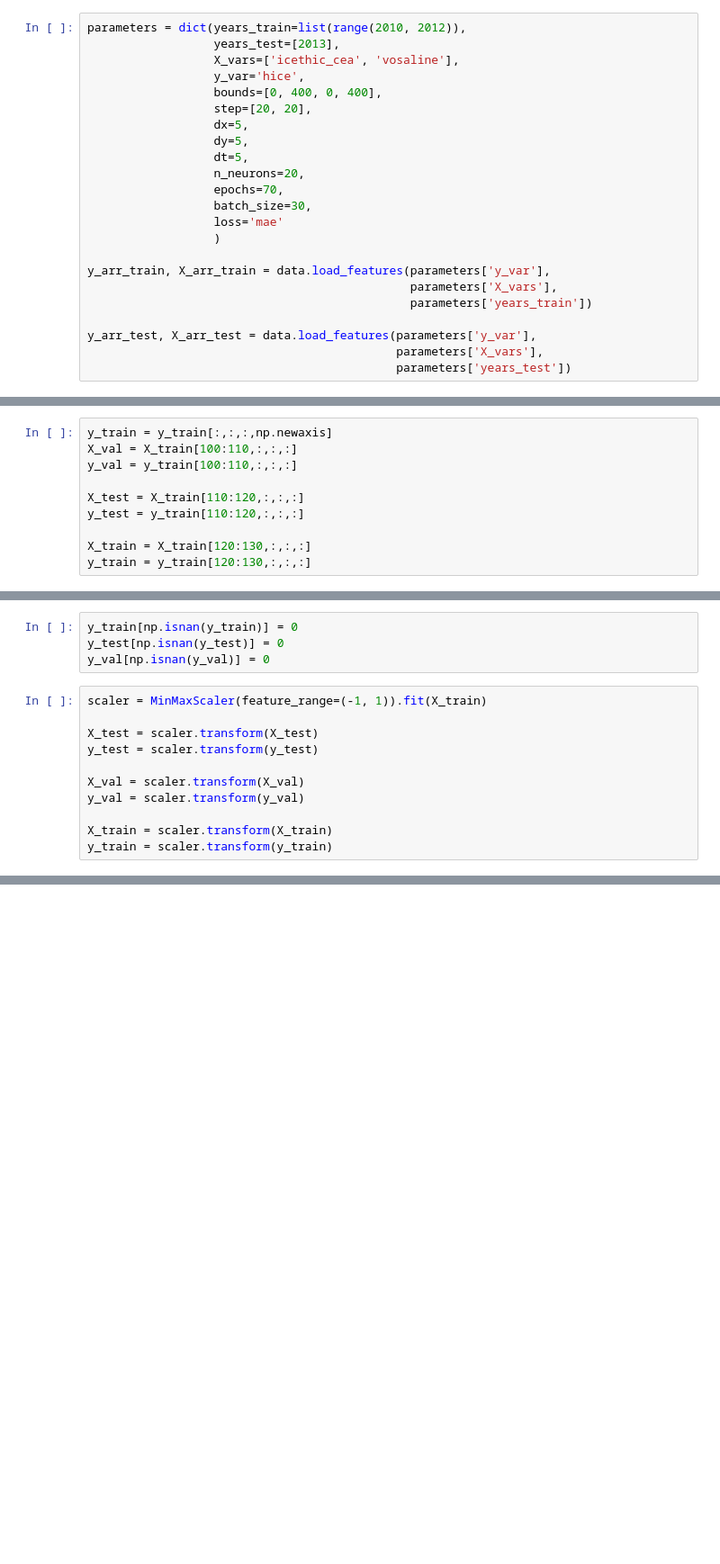
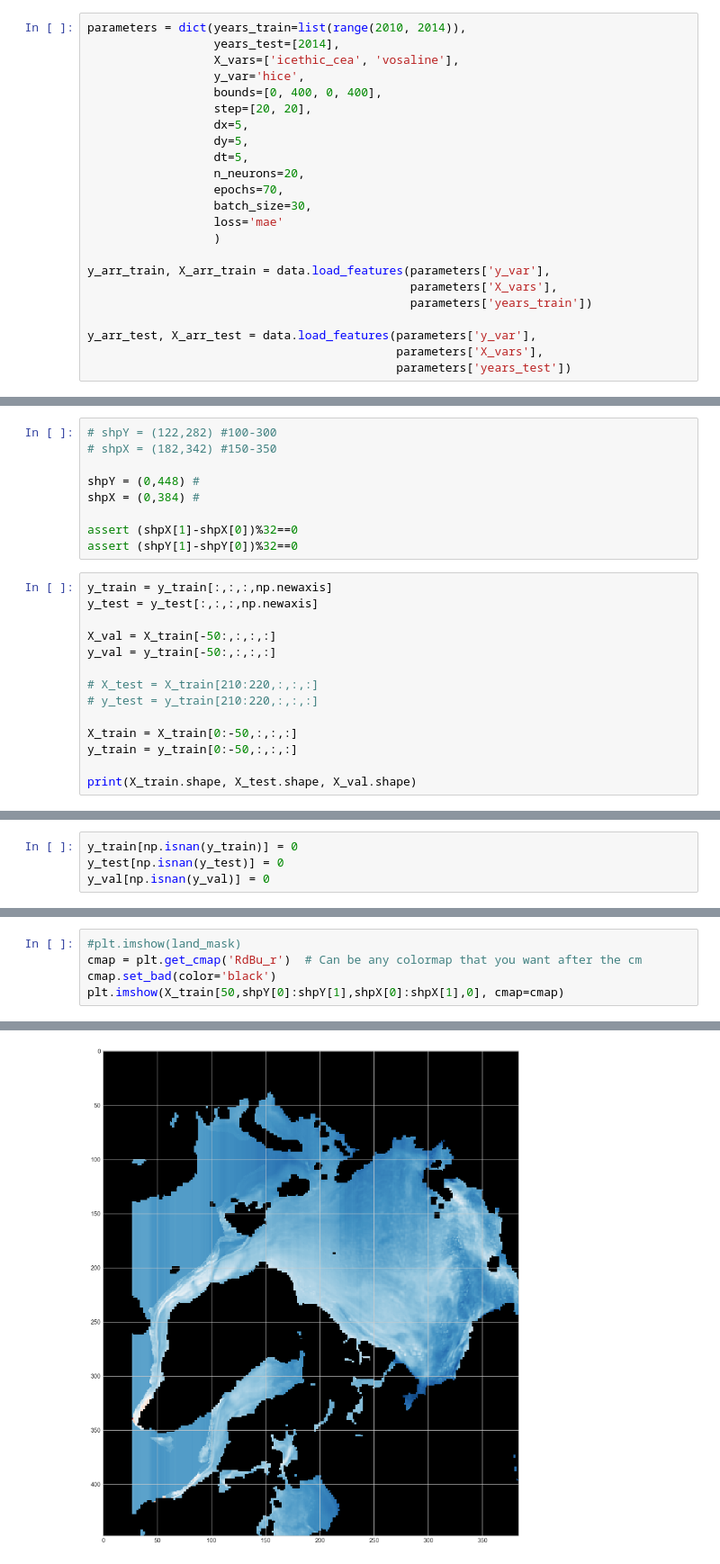
Before and after one commit to idrigo/arctic_ddmodeling, a Jupyter notebook: notebooks/spatial_regression.ipynb, the cells around one changed output, grey strips where cells are left out. Shown at 90% size. Cells and saved outputs as stored; diff of their text form; blank space fills up the shorter version.

```diff
--- a/notebooks/spatial_regression.ipynb
+++ b/notebooks/spatial_regression.ipynb
@@ -39,6 +54,6 @@ from sklearn.preprocessing import StandardScaler, MinMaxScaler
 # %%
-parameters = dict(years_train=list(range(2010, 2012)),
-                  years_test=[2013],
+parameters = dict(years_train=list(range(2010, 2014)),
+                  years_test=[2014],
                   X_vars=['icethic_cea', 'vosaline'],
                   y_var='hice',
                   bounds=[0, 400, 0, 400],
@@ -80,10 +114,23 @@ for i in range(X_train.shape[0]):
+# %%
+# shpY = (122,282) #100-300
+# shpX = (182,342) #150-350
+
+shpY = (0,448) #
+shpX = (0,384) #
+
+assert (shpX[1]-shpX[0])%32==0
+assert (shpY[1]-shpY[0])%32==0
 # %%
 y_train = y_train[:,:,:,np.newaxis]
-X_val = X_train[100:110,:,:,:]
-y_val = y_train[100:110,:,:,:]
+y_test = y_test[:,:,:,np.newaxis]
 
-X_test = X_train[110:120,:,:,:]
-y_test = y_train[110:120,:,:,:]
+X_val = X_train[-50:,:,:,:]
+y_val = y_train[-50:,:,:,:]
 
-X_train = X_train[120:130,:,:,:]
-y_train = y_train[120:130,:,:,:]
+# X_test = X_train[210:220,:,:,:]
+# y_test = y_train[210:220,:,:,:]
+
+X_train = X_train[0:-50,:,:,:]
+y_train = y_train[0:-50,:,:,:]
+
+print(X_train.shape, X_test.shape, X_val.shape)
@@ -91,14 +140,3 @@ y_train = y_train[120:130,:,:,:]
 y_train[np.isnan(y_train)] = 0
 y_test[np.isnan(y_test)] = 0
 y_val[np.isnan(y_val)] = 0
-# %%
-scaler = MinMaxScaler(feature_range=(-1, 1)).fit(X_train)
-
-X_test = scaler.transform(X_test)
-y_test = scaler.transform(y_test)
-
-X_val = scaler.transform(X_val)
-y_val = scaler.transform(y_val)
-
-X_train = scaler.transform(X_train)
-y_train = scaler.transform(y_train)
@@ -106,0 +143,6 @@ ValueError: Found array with dim 4. MinMaxScaler expected <= 2.
+# %%
+#plt.imshow(land_mask)
+cmap = plt.get_cmap('RdBu_r')  # Can be any colormap that you want after the cm
+cmap.set_bad(color='black')
+plt.imshow(X_train[50,shpY[0]:shpY[1],shpX[0]:shpX[1],0], cmap=cmap)
+# %% [output]
@@ -107 +150,2 @@ ValueError: Found array with dim 4. MinMaxScaler expected <= 2.
+[figure, added]
 # %%
```
Also changed, not shown: parts of 30 cells of this notebook, 5 other files.
